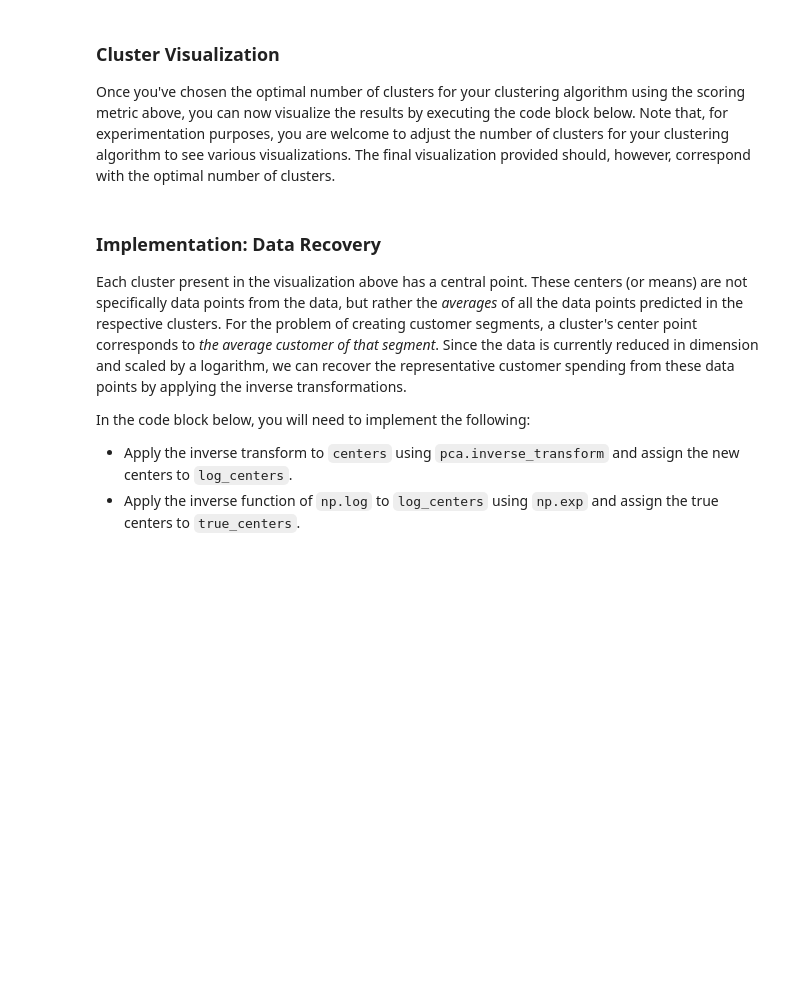
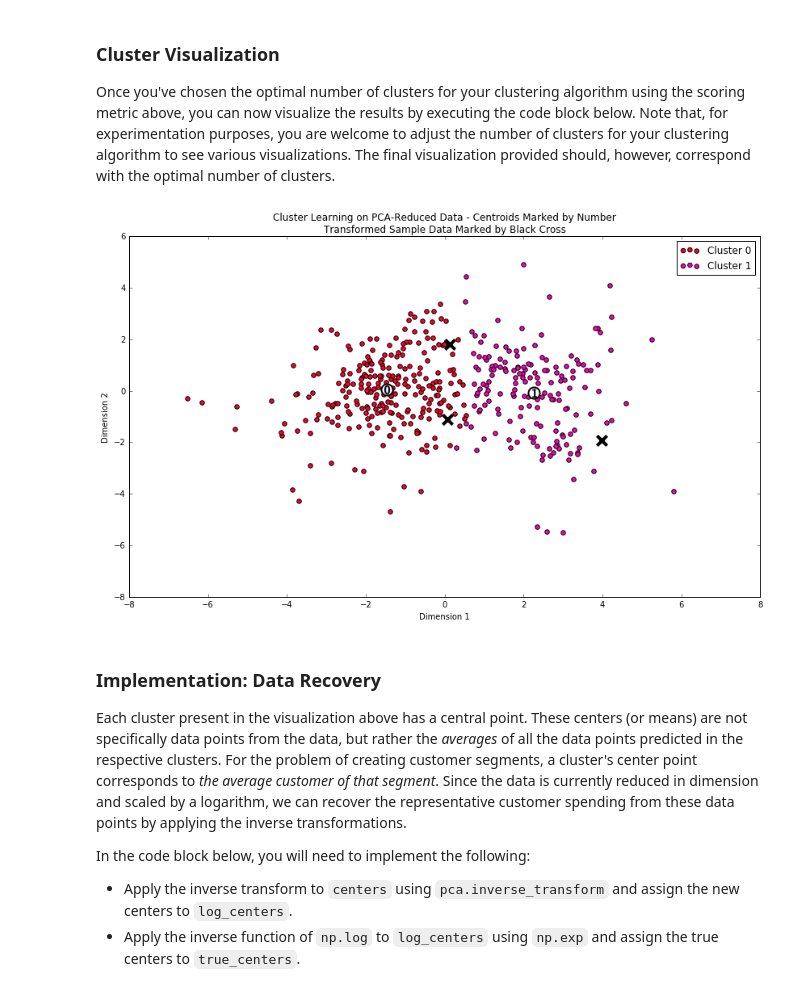
Before and after one commit to vhquang/machine-learning, a Jupyter notebook: projects/customer_segments/customer_segments.ipynb, the cells around one changed output. Drawn from its saved outputs; the diff is of its cells as text; code cells hidden in the pictures; blank space fills up the shorter version.

Commit message:
q7 clustering

```diff
--- a/projects/customer_segments/customer_segments.ipynb
+++ b/projects/customer_segments/customer_segments.ipynb
@@ -625,7 +664,9 @@ score = None
 Once you've chosen the optimal number of clusters for your clustering algorithm using the scoring metric above, you can now visualize the results by executing the code block below. Note that, for experimentation purposes, you are welcome to adjust the number of clusters for your clustering algorithm to see various visualizations. The final visualization provided should, however, correspond with the optimal number of clusters.
 # %%
 # Display the results of the clustering from implementation
-vs.cluster_results(reduced_data, preds, centers, pca_samples)
+vs.cluster_results(reduced_data, preds, centers.values, pca_samples)
+# %% [output]
+[figure, added]
 # %% [markdown]
 ### Implementation: Data Recovery
 Each cluster present in the visualization above has a central point. These centers (or means) are not specifically data points from the data, but rather the *averages* of all the data points predicted in the respective clusters. For the problem of creating customer segments, a cluster's center point corresponds to *the average customer of that segment*. Since the data is currently reduced in dimension and scaled by a logarithm, we can recover the representative customer spending from these data points by applying the inverse transformations.
```
Also changed, not shown: parts of 6 cells of this notebook.
